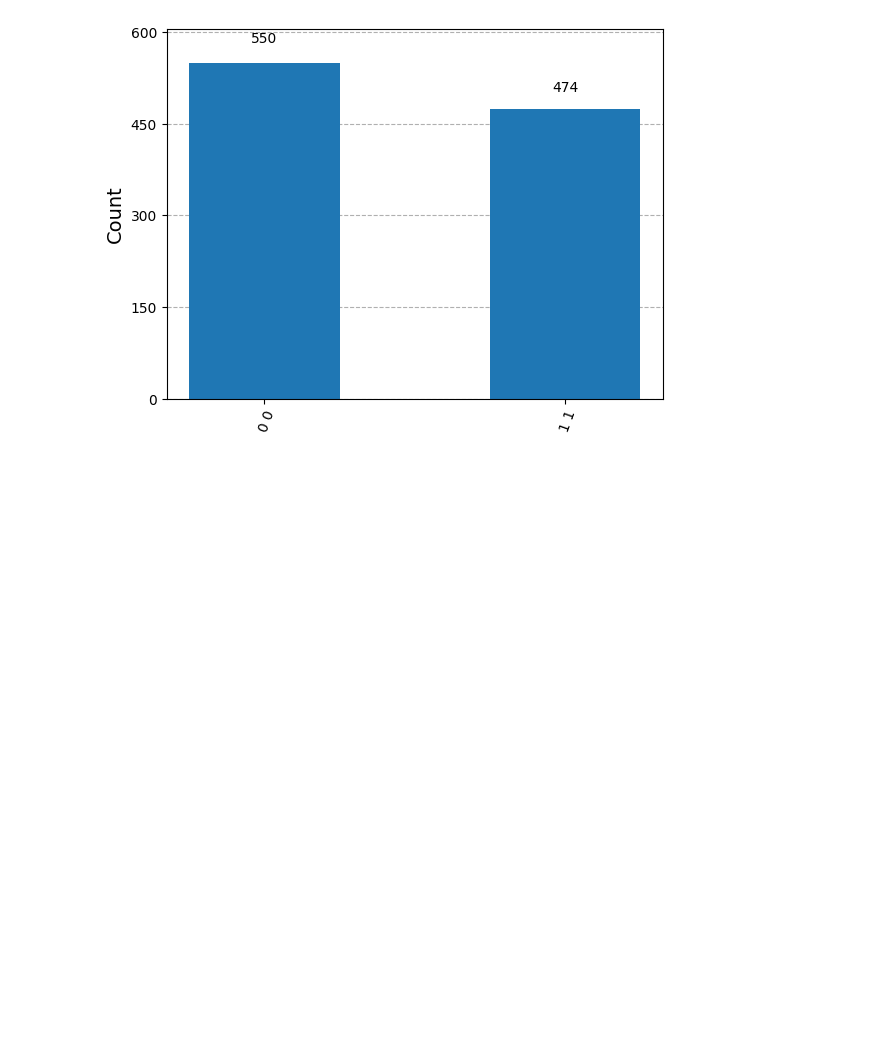
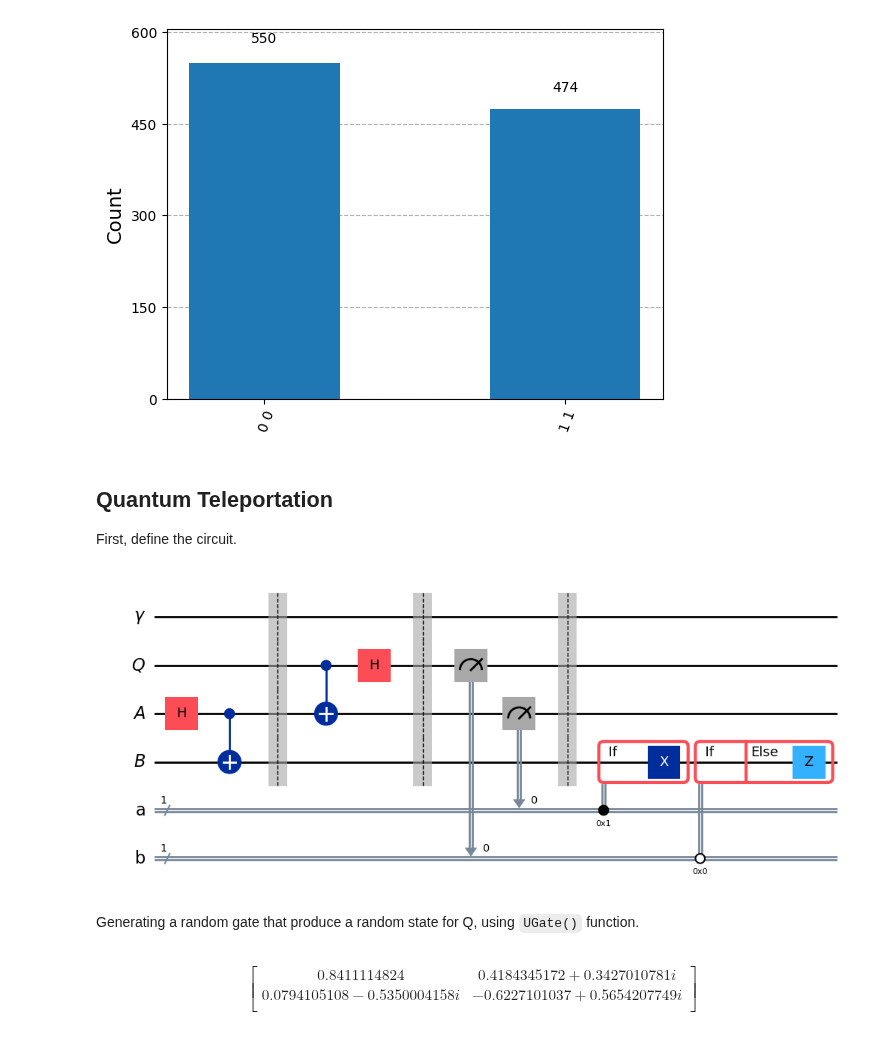
Before and after one commit to Weidsn/Quantum_Computational_Fluid_Dynamics, a Jupyter notebook: Qiskit/Qiskit_installation_Guide.ipynb, the cells around one changed output. Saved outputs shown, nothing was run; the diff lists cells and outputs as text; code cells hidden in the pictures; blank space fills up the shorter version.

Commit message:
Included additional circuit operations

```diff
--- a/Qiskit/Qiskit_installation_Guide.ipynb
+++ b/Qiskit/Qiskit_installation_Guide.ipynb
@@ -441,3 +451,66 @@ plot_histogram(stats_4)
 # %% [output]
 {'1 1': 474, '0 0': 550}
 [figure]
+# %% [markdown]
+## Quantum Teleportation
+
+First, define the circuit.
+# %%
+Alice = QuantumRegister(1, "A")
+Bob = QuantumRegister(1, "B")
+a = ClassicalRegister(1, "a")
+b = ClassicalRegister(1, "b")
+qubit = QuantumRegister(1, "Q")
+# This represents other qubits possibly entangled with Q.
+R = QuantumRegister(1, "\gamma")
+
+circ_teleport = QuantumCircuit(R, qubit, Alice, a, b, Bob,)
+
+# Preparing entangled qubit, phi+
+circ_teleport.h(Alice)
+circ_teleport.cx(Alice, Bob)
+circ_teleport.barrier()
+
+# Beginning of the teleportation protocol
+circ_teleport.cx(qubit, Alice)
+circ_teleport.h(qubit)
+circ_teleport.barrier()
+
+circ_teleport.measure(qubit,b)
+circ_teleport.measure(Alice,a)
+circ_teleport.barrier()
+
+
+with circ_teleport.if_test((a, 1)):
+    circ_teleport.x(Bob)
+
+# Can also use an else block, "else_" can be replace by any name.
+# Here, I am using 0 as control, as opposed to 1.
+# As a result, the dot in the circuit diagram is hollow as opposed to filled.
+with circ_teleport.if_test((b, 0)) as else_:
+    None
+with else_:
+    circ_teleport.z(Bob)
+
+circ_teleport.draw("mpl")
+# %% [output]
+[figure, added]
+# %% [markdown]
+Generating a random gate that produce a random state for Q, using `UGate()` function.
+# %%
+import random
+from numpy import pi
+random_gate = UGate(
+    theta=random.random() * 2 * pi,
+    phi=random.random() * 2 * pi,
+    lam=random.random() * 2 * pi,
+)
+
+display(array_to_latex(random_gate.to_matrix()))
+# %% [output]
+$$
+\begin{bmatrix}
+0.8411114824 & 0.4184345172 + 0.3427010781 i  \\
+ 0.0794105108 - 0.5350004158 i & -0.6227101037 + 0.5654207749 i  \\
+ \end{bmatrix}
+$$
```
Also changed, not shown: parts of 16 cells of this notebook.
